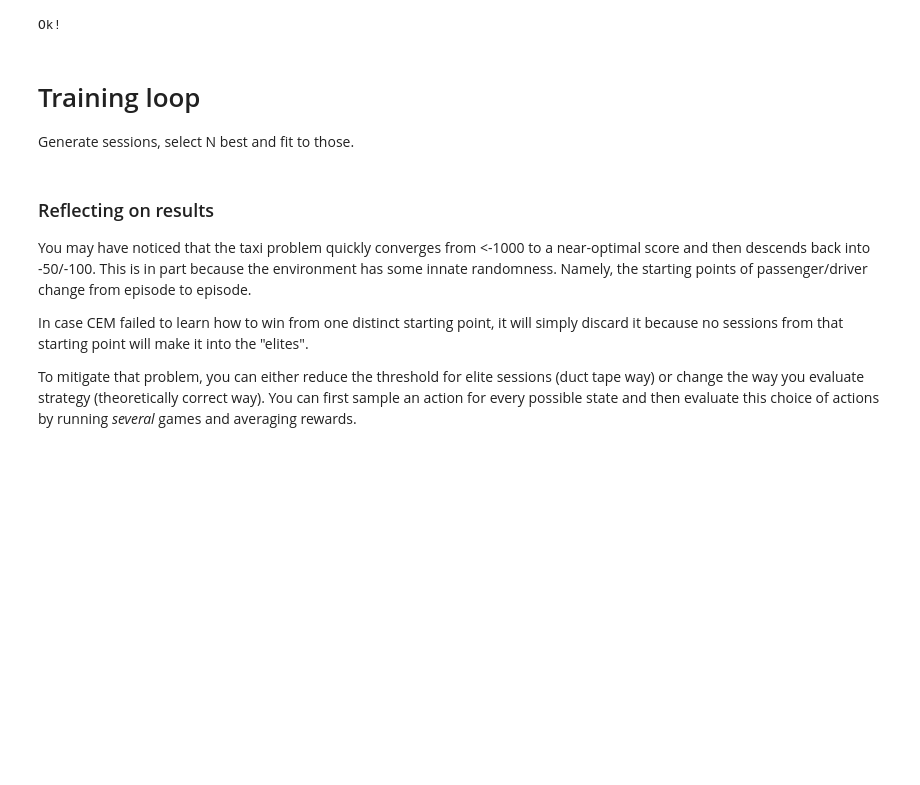
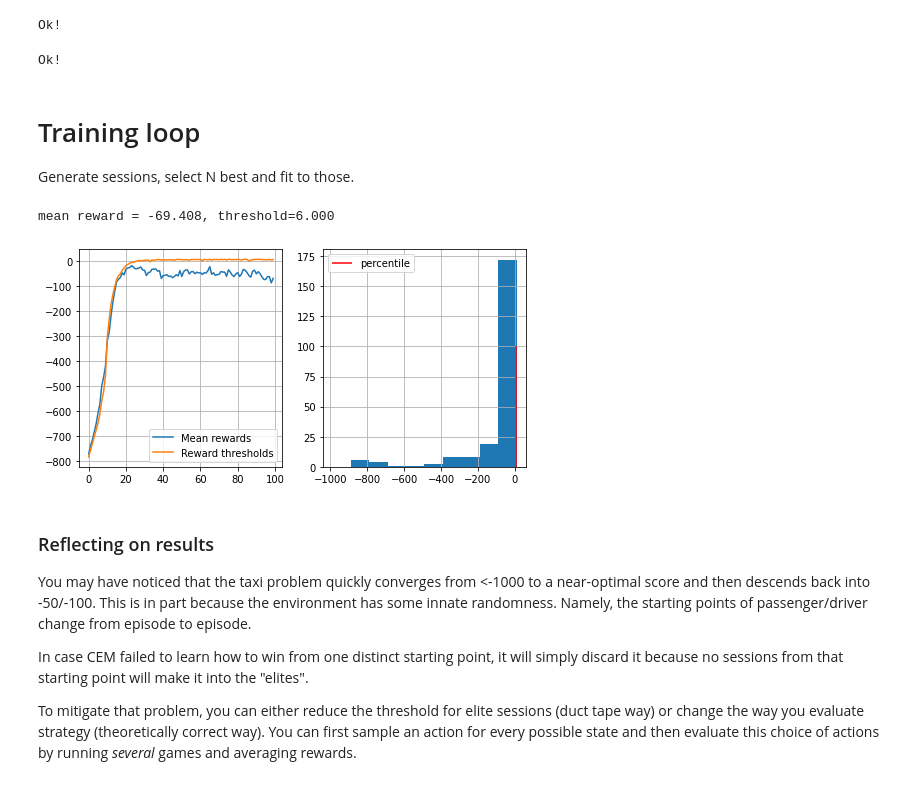
Before and after one commit to s23deepak/Practical_RL, a Jupyter notebook: week01_intro/crossentropy_method.ipynb, the cells around one changed output. Drawn from its saved outputs; the diff is of its cells as text; code cells hidden in the pictures; blank space fills up the shorter version.

```diff
--- a/week01_intro/crossentropy_method.ipynb
+++ b/week01_intro/crossentropy_method.ipynb
@@ -191,13 +189,22 @@ def update_policy(elite_states, elite_actions):
     :param elite_actions: 1D list of actions from elite sessions
 
     """
-
     new_policy = np.zeros([n_states, n_actions])
 
     #<Your code here: update probabilities for actions given elite states & actions >
-    state_set = set(elite_states)
-    for state in state_set :
-
+    """
+    count elite_actions in given elite_state / count_elite_state
+    that is , probability that of an action that will occour in a given state
+    """
+    state_dict = {state:[] for state in set(elite_states)}
+    for i, state in enumerate(elite_states) :
+      state_dict[state].append(elite_actions[i])
+    for key, values in state_dict.items():
+      for val in values:
+        new_policy[key][val] = values.count(val)/elite_states.count(key)
+    for i in range(n_states) :
+      if i not in elite_states :
+        new_policy[i] = [1./n_actions for j in range(n_actions)]
     # Don't forget to set 1/n_actions for all actions in unvisited states.
 
     return new_policy
@@ -220,6 +227,8 @@ reference_answer = np.array([
     [0.,  0.,  0.,  0.5,  0.5]])
 assert np.allclose(new_policy[:4, :5], reference_answer)
 print("Ok!")
+# %% [output]
+Ok!
 # %% [markdown]
 # Training loop
 Generate sessions, select N best and fit to those.
@@ -258,24 +267,27 @@ policy = np.ones([n_states, n_actions]) / n_actions
 # %%
 n_sessions = 250  # sample this many sessions
 percentile = 50  # take this percent of session with highest rewards
 learning_rate = 0.5  # add this thing to all counts for stability
 
 log = []
 
 for i in range(100):
 
-    %time sessions = [ < generate a list of n_sessions new sessions > ]
+    %time sessions = [ generate_session(policy) for i in range(n_sessions) ]
 
     states_batch, actions_batch, rewards_batch = zip(*sessions)
 
-    elite_states, elite_actions = <select elite states/actions >
+    elite_states, elite_actions = select_elites(states_batch, actions_batch, rewards_batch, percentile)
 
-    new_policy = <compute new policy >
+    new_policy = update_policy(elite_states, elite_actions)
 
     policy = learning_rate*new_policy + (1-learning_rate)*policy
 
     # display results on chart
     show_progress(rewards_batch, log, percentile)
+# %% [output]
+mean reward = -69.408, threshold=6.000
+[figure, added]
 # %% [markdown]
 ### Reflecting on results
 
```
Also changed, not shown: parts of 2 cells of this notebook.
